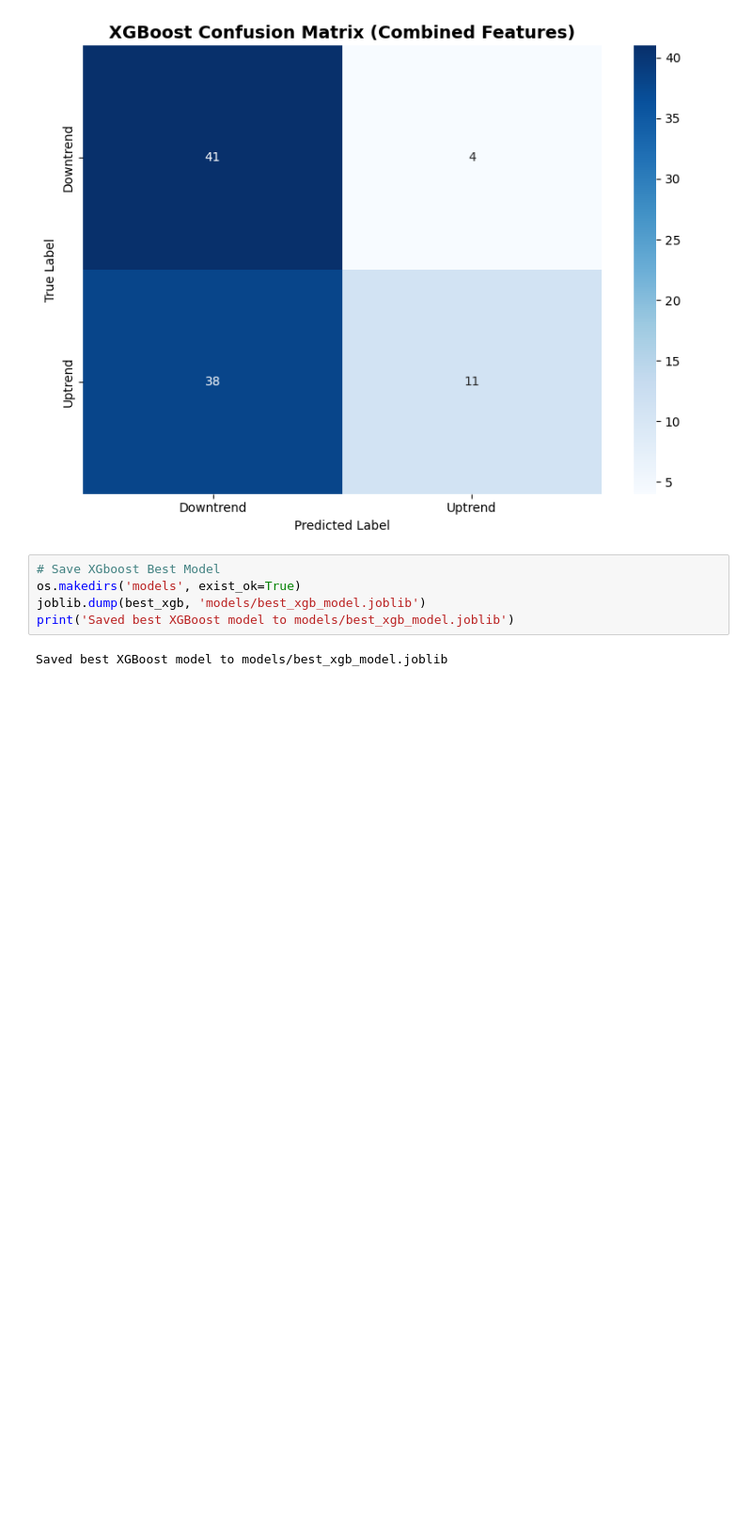
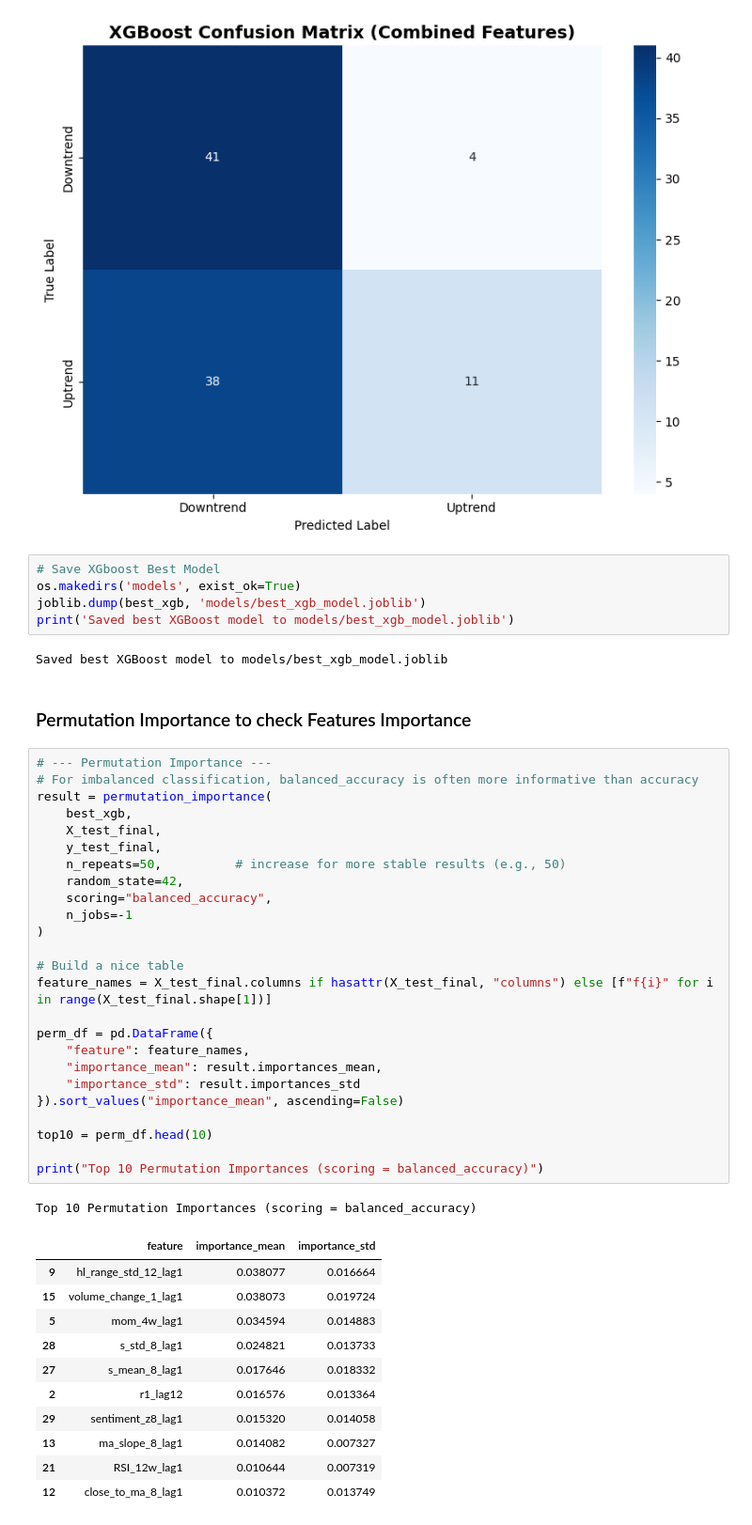
Before and after one commit to johngycmaker/btc_project, a Jupyter notebook: step8_Save_final_XGboost_model.ipynb, the cells around one changed output. Shown at 94% size. Drawn from its saved outputs; the diff is of its cells as text; blank space fills up the shorter version.

```diff
--- a/step8_Save_final_XGboost_model.ipynb
+++ b/step8_Save_final_XGboost_model.ipynb
@@ -420,3 +422,43 @@ joblib.dump(best_xgb, 'models/best_xgb_model.joblib')
 print('Saved best XGBoost model to models/best_xgb_model.joblib')
 # %% [output]
 Saved best XGBoost model to models/best_xgb_model.joblib
+# %% [markdown]
+### Permutation Importance to check Features Importance
+# %%
+# --- Permutation Importance ---
+# For imbalanced classification, balanced_accuracy is often more informative than accuracy
+result = permutation_importance(
+    best_xgb,
+    X_test_final,
+    y_test_final,
+    n_repeats=50,          # increase for more stable results (e.g., 50)
+    random_state=42,
+    scoring="balanced_accuracy",
+    n_jobs=-1
+)
+
+# Build a nice table
+feature_names = X_test_final.columns if hasattr(X_test_final, "columns") else [f"f{i}" for i in range(X_test_final.shape[1])]
+
+perm_df = pd.DataFrame({
+    "feature": feature_names,
+    "importance_mean": result.importances_mean,
+    "importance_std": result.importances_std
+}).sort_values("importance_mean", ascending=False)
+
+top10 = perm_df.head(10)
+
+print("Top 10 Permutation Importances (scoring = balanced_accuracy)")
+# %% [output]
+Top 10 Permutation Importances (scoring = balanced_accuracy)
+|  | feature | importance_mean | importance_std |
+| 9 | hl_range_std_12_lag1 | 0.038077 | 0.016664 |
+| 15 | volume_change_1_lag1 | 0.038073 | 0.019724 |
+| 5 | mom_4w_lag1 | 0.034594 | 0.014883 |
+| 28 | s_std_8_lag1 | 0.024821 | 0.013733 |
+| 27 | s_mean_8_lag1 | 0.017646 | 0.018332 |
+| 2 | r1_lag12 | 0.016576 | 0.013364 |
+| 29 | sentiment_z8_lag1 | 0.015320 | 0.014058 |
+| 13 | ma_slope_8_lag1 | 0.014082 | 0.007327 |
+| 21 | RSI_12w_lag1 | 0.010644 | 0.007319 |
+| 12 | close_to_ma_8_lag1 | 0.010372 | 0.013749 |
```
Also changed, not shown: parts of 4 cells of this notebook, 1 other file.
